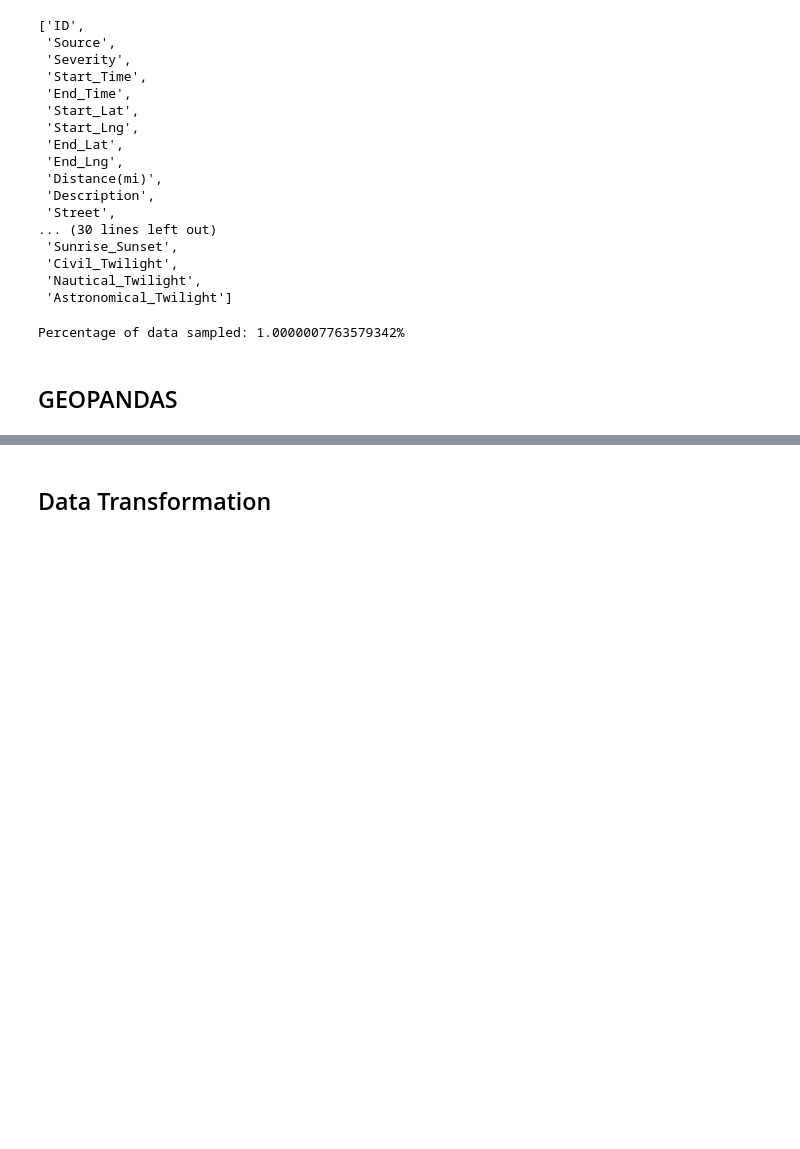
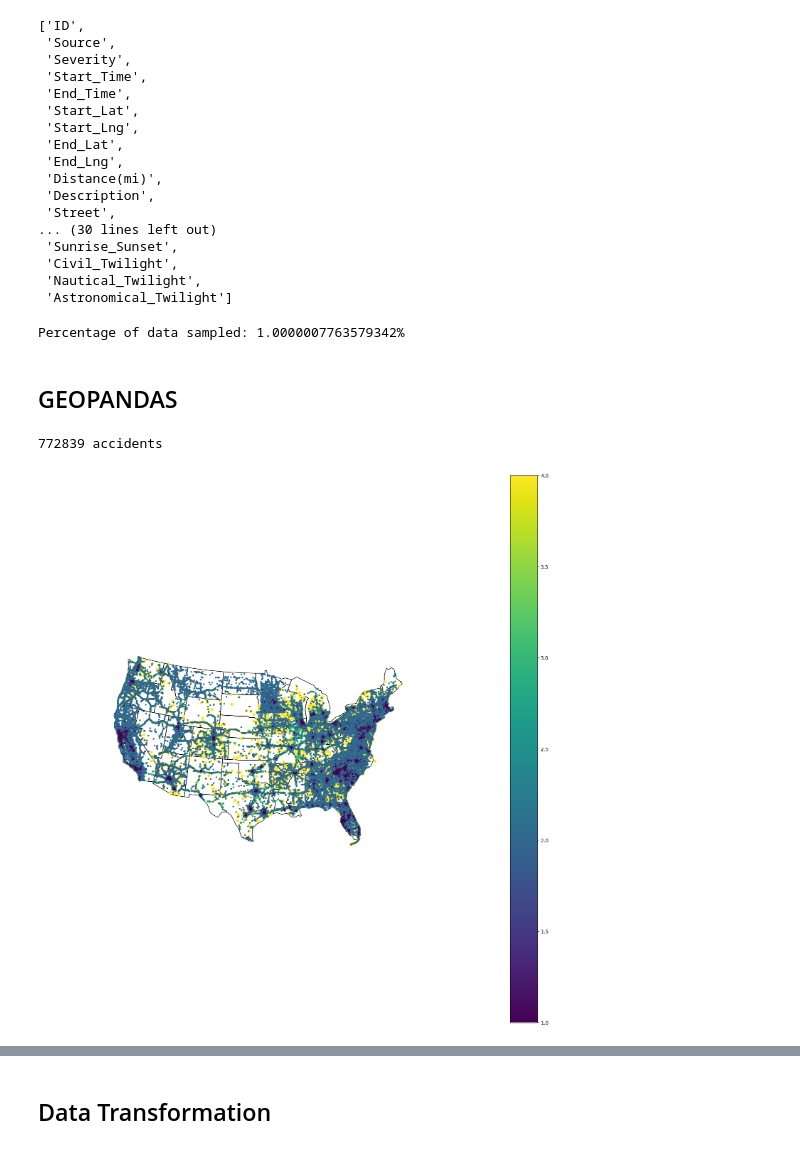
Before and after one commit to cosimop2000/BDMG-vehicle-accidents, a Jupyter notebook: workflows/vehicle-accident-vaex.ipynb, the cells around one changed output, grey strips where cells are left out. Saved outputs shown, nothing was run; the diff lists cells and outputs as text; code cells hidden in the pictures; blank space fills up the shorter version.

```diff
--- a/workflows/vehicle-accident-vaex.ipynb
+++ b/workflows/vehicle-accident-vaex.ipynb
@@ -300,0 +301,25 @@ severity_locations = accident_data[['Temperature(F)','Wind_Chill(F)','Severity',
+# %%
+# Convert to numpy array
+start_lng = accident_data['Start_Lng'].to_numpy()
+start_lat = accident_data['Start_Lat'].to_numpy()
+#create a GeoDataFrame
+gdf_severity = geopandas.GeoDataFrame(
+    severity_locations, geometry=geopandas.points_from_xy(start_lng, start_lat))
+# %%
+#generate map with hue based on severity
+gdfs_sample = gdf_severity.sample(int(len(gdf_severity)/10))
+print('{} accidents'.format(int(len(gdfs_sample))))
+
+#print(gdfs_sample)
+
+contiguous_usa = geopandas.read_file(gplt.datasets.get_path('contiguous_usa'))
+ax = gplt.polyplot(
+    contiguous_usa,
+    projection=gcrs.AlbersEqualArea(),
+    figsize=(20, 20)
+)
+gplt.pointplot(gdfs_sample, ax=ax, hue=gdfs_sample[2], scale=gdfs_sample[2], legend=True, legend_var='hue')
+plt.show()
+# %% [output]
+772839 accidents
+[figure, added]
```
Also changed, not shown: parts of 10 cells of this notebook, 3 other files.
